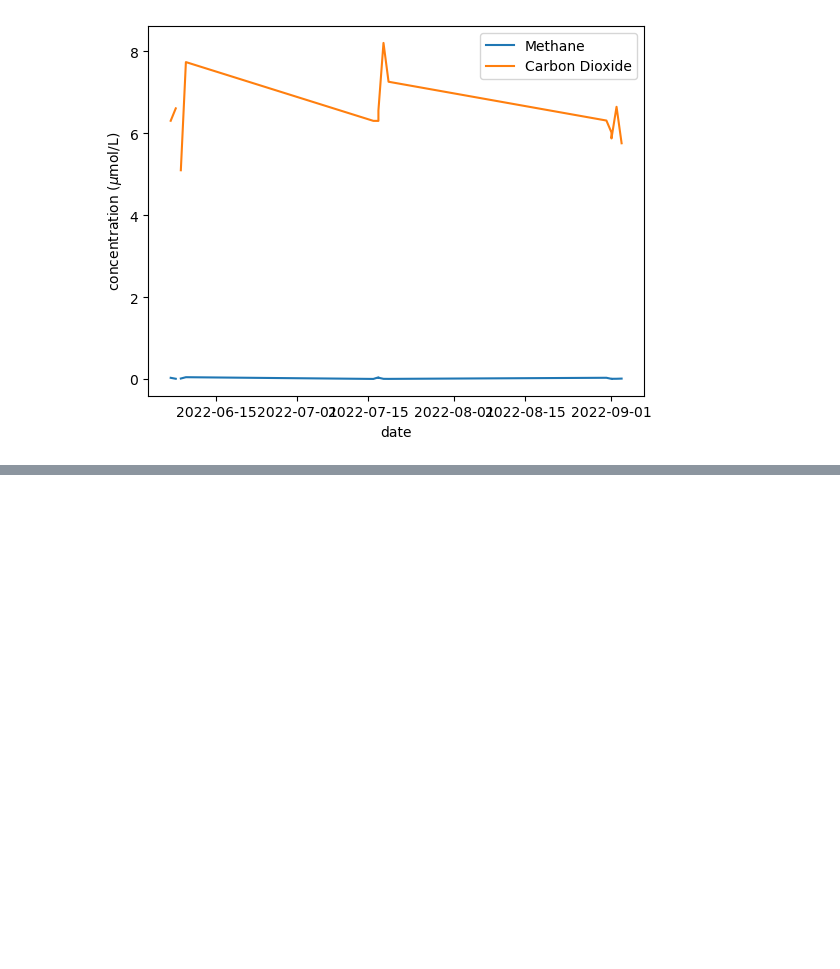
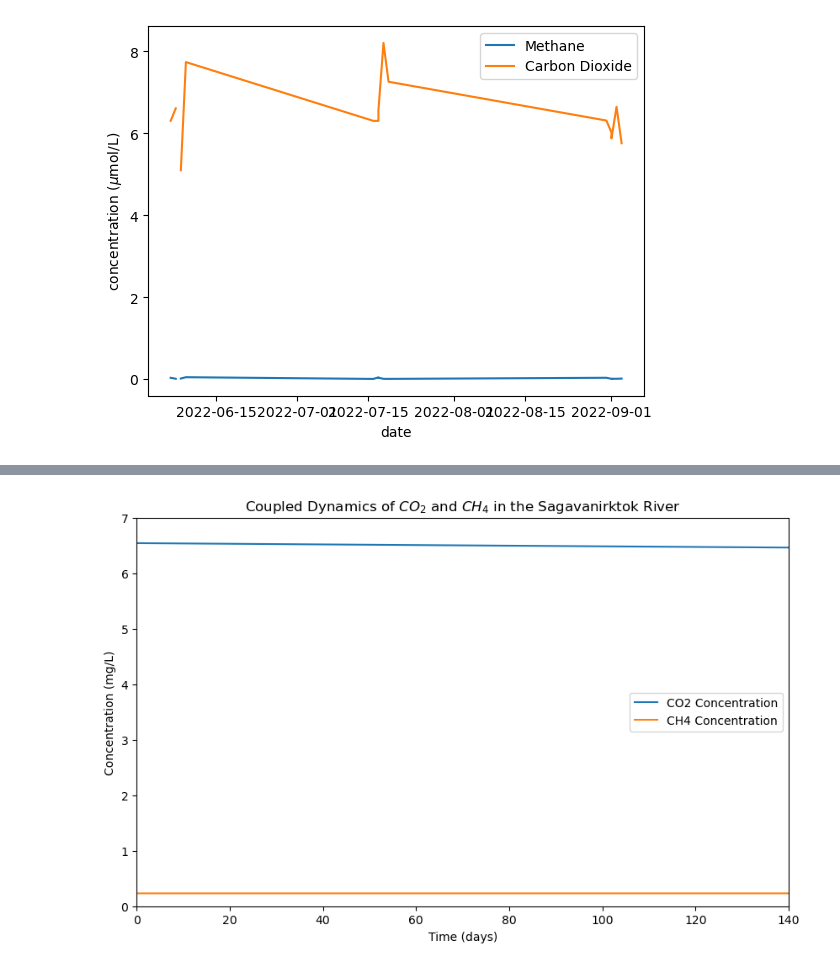
Before and after one commit to asm2296/Assignments, a Jupyter notebook: final project.ipynb, the cells around one changed output, grey strips where cells are left out. Saved outputs shown, nothing was run; the diff lists cells and outputs as text; code cells hidden in the pictures; blank space fills up the shorter version.

```diff
--- a/final project.ipynb
+++ b/final project.ipynb
@@ -129 +84,67 @@ solution = solve_ivp(carbon_dioxide, t_span= [t0, tmax],y0 = [C_in],
+# %%
+def co2_ch4_dynamics(t, y, Q_in, V, P_co2, P_ch4, k_ox, k_g_co2, k_g_ch4, C_atm_co2, C_atm_ch4, C_in_co2, C_in_ch4):
+    C_co2, C_ch4 = y  # Unpack the variables (CO2 and CH4)
+
+    # CO2 dynamics
+    inflow_co2 = (Q_in / V) * (C_in_co2 - C_co2)
+    production_co2 = P_co2 / V
+    oxidation_co2 = k_ox / V * C_ch4
+    gas_exchange_co2 = k_g_co2 / V * (C_co2 - C_atm_co2)
+    dC_co2_dt = inflow_co2 + production_co2 + oxidation_co2 - gas_exchange_co2
+
+    # CH4 dynamics
+    inflow_ch4 = (Q_in / V) * (C_in_ch4 - C_ch4)
+    production_ch4 = P_ch4 / V
+    oxidation_ch4 = -k_ox / V * C_ch4
+    gas_exchange_ch4 = k_g_ch4 / V * (C_ch4 - C_atm_ch4)
+    dC_ch4_dt = inflow_ch4 + production_ch4 + oxidation_ch4 - gas_exchange_ch4
+
+    return [dC_co2_dt, dC_ch4_dt]
+
+# Parameters
+Q_in = ghg["discharge"].mean()  # Average inflow rate
+V = 1e6  # m³ (volume of water body)
+P_co2 = 20  # mg/L/day (CO2 production rate)
+P_ch4 = 5  # mg/L/day (CH4 production rate)
+k_ox = 1  # CH4 oxidation rate (day⁻¹)
+k_g_co2 = 0.5  # Gas exchange coefficient for CO2 (day⁻¹)
+k_g_ch4 = 0.3  # Gas exchange coefficient for CH4 (day⁻¹)
+C_atm_co2 = 0.4  # Atmospheric CO2 concentration (mg/L)
+C_atm_ch4 = 0.01  # Atmospheric CH4 concentration (mg/L)
+C_in_co2 = 1.0  # Inflow CO2 concentration (mg/L)
+C_in_ch4 = 0.2  # Inflow CH4 concentration (mg/L)
+
+# Initial conditions
+C_co2_0 = sag.co2.iloc[0]  # Initial CO2 concentration (mg/L)
+C_ch4_0 = sag.ch4.iloc[0]  # Initial CH4 concentration (mg/L)
+y0 = [C_co2_0, C_ch4_0]  # Initial state
+
+# Time parameters
+t0 = 0
+tmax = 150
+Dt = 10
+t = np.arange(t0, tmax, Dt)  # Time evaluation points
+
+# Solve the system
+solution = solve_ivp(
+    co2_ch4_dynamics,
+    t_span=[t0, tmax],
+    y0=y0,
+    args=(Q_in, V, P_co2, P_ch4, k_ox, k_g_co2, k_g_ch4, C_atm_co2, C_atm_ch4, C_in_co2, C_in_ch4),
+    t_eval=t,
+    method="RK45"
+)
+
+# Plot the results
+plt.figure(figsize=(10, 6))
+plt.plot(t_values, co2_values, label="CO2 Concentration")
+plt.plot(t_values, ch4_values, label="CH4 Concentration")
+plt.xlabel("Time (days)")
+plt.axis([t0,140, 0,7])
+plt.ylabel("Concentration (mg/L)")
+plt.title("Coupled Dynamics of $CO_2$ and $CH_4$ in the Sagavanirktok River")
+plt.legend()
+plt.show()
+# %% [output]
+[figure, added]
 # %%
```
Also changed, not shown: parts of 9 cells of this notebook.
